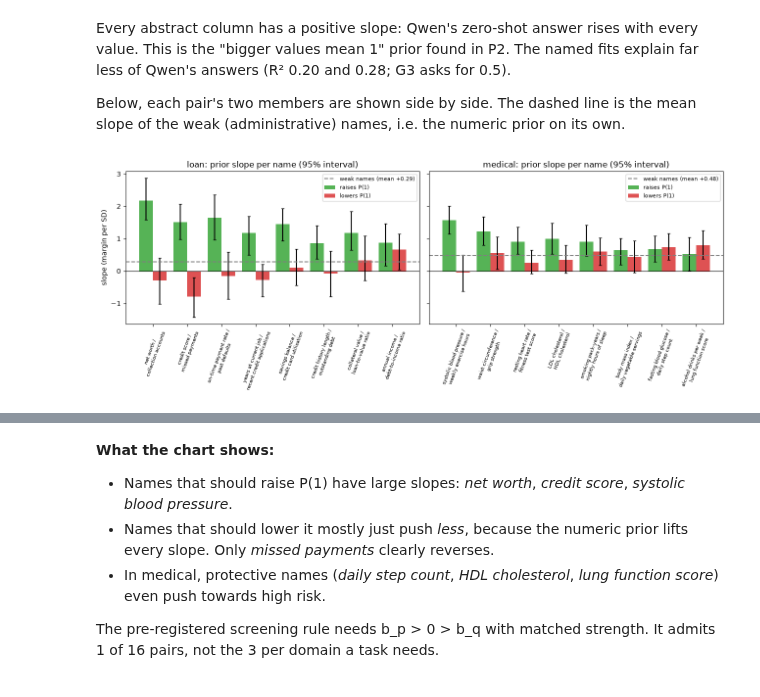
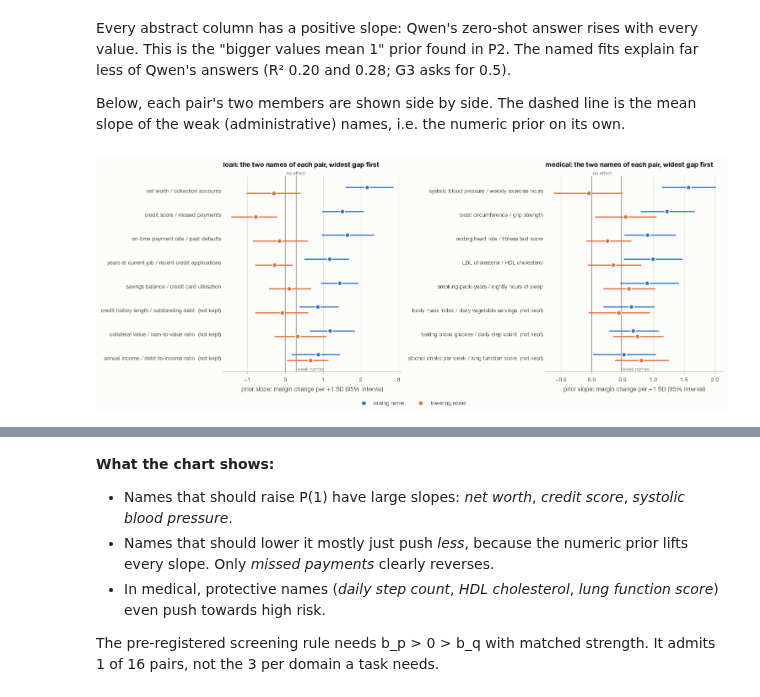
Before and after one commit to Chenuka-Garusinghe/LLM-ICL-OOD-Honours, a Jupyter notebook: sata-project/notebooks/02_pilot_and_priors.ipynb, the cells around one changed output, grey strips where cells are left out. Cells and saved outputs as stored; diff of their text form; code cells hidden in the pictures.

Commit message:
added rewsults without SATA, with graphs

```diff
--- a/sata-project/notebooks/02_pilot_and_priors.ipynb
+++ b/sata-project/notebooks/02_pilot_and_priors.ipynb
@@ -181,0 +202,11 @@ res = results[results.env == "id"].assign(margin=lambda d: d.logprob_1 - d.logpr
+# %%
+share = (res.assign(raw=(res.prediction == "1").astype(float), calibrated=cal)
+           .groupby(["model", "strategy", "label_mode", "k"])[["raw", "calibrated"]].mean().reset_index())
+share["row"] = np.where(share.strategy == "zero_shot", "zero-shot",
+                        share.label_mode + " labels, k = " + share.k.astype(str))
+long = share.melt(id_vars=["model", "row"], value_vars=["raw", "calibrated"], var_name="kind", value_name="share")
+order = ["zero-shot"] + [f"{m} labels, k = {k}" for m in ("gold", "shuffled") for k in (8, 16, 32)]
+fig = plots.facet_dots(long.dropna(), facet="model", y="row", x="share", hue="kind", facet_order=MODELS,
+                       y_order=order, hue_order=["raw", "calibrated"], ref=0.5, ref_label="balanced",
+                       xlabel="share of ID queries predicted 1", title="Both models lean towards '1' before calibration")
+plt.show()
@@ -268,23 +305,28 @@ Below, each pair's two members are shown side by side.
 The dashed line is the mean slope of the weak (administrative) names, i.e. the numeric prior on its own.
 # %%
 cand = load_lexicons("candidates")
-fig, axes = plt.subplots(1, 2, figsize=(13, 5), sharey=True)
+final = load_lexicons("final")
+fig, axes = plt.subplots(1, 2, figsize=(13.5, 5.4), layout="constrained")
 for ax, dom in zip(axes, ["loan", "medical"]):
     f, sc = fits[dom], screen["screening"][dom]
-    pairs = sorted(sc["pairs"], key=lambda p: -(p["slope_pos"] - p["slope_neg"]))
-    x = np.arange(len(pairs))
-    for off, key, colour, lab in ((-0.2, 0, "tab:green", "raises P(1)"), (0.2, 1, "tab:red", "lowers P(1)")):
-        vals = [f["slopes"][p["pair"][key]] for p in pairs]
-        err = np.array([[f["slopes"][p["pair"][key]] - f["slope_ci"][p["pair"][key]][0],
-                         f["slope_ci"][p["pair"][key]][1] - f["slopes"][p["pair"][key]]] for p in pairs]).T
-        ax.bar(x + off, vals, 0.4, yerr=err, color=colour, alpha=0.8, label=lab, capsize=2)
-    weak_mean = np.mean([f["slopes"][w] for w in cand[dom].weak])
-    ax.axhline(weak_mean, ls="--", color="grey", label=f"weak names (mean {weak_mean:+.2f})")
-    ax.axhline(0, color="black", lw=0.8)
-    ax.set_xticks(x, [f"{p['pair'][0]} /\n{p['pair'][1]}" for p in pairs], rotation=70, fontsize=7)
-    ax.set_title(f"{dom}: prior slope per name (95% interval)")
-    ax.legend(fontsize=8)
-axes[0].set_ylabel("slope (margin per SD)")
-plt.tight_layout()
+    rows = []
+    for p in sc["pairs"]:
+        kept = tuple(p["pair"]) in final[dom].pairs
+        name = f"{p['pair'][0]} / {p['pair'][1]}" + ("" if kept else "  (not kept)")
+        for member, which in ((p["pair"][0], "raising name"), (p["pair"][1], "lowering name")):
+            lo, hi = f["slope_ci"][member]
+            rows.append({"pair": name, "member": which, "slope": f["slopes"][member], "lo": lo, "hi": hi,
+                         "contrast": p["slope_pos"] - p["slope_neg"]})
+    d = pd.DataFrame(rows)
+    order = d.drop_duplicates("pair").sort_values("contrast", ascending=False)["pair"].tolist()
+    weak_mean = float(np.mean([f["slopes"][w] for w in cand[dom].weak]))
+    plots.dots(ax, d, y="pair", x="slope", hue="member", y_order=order, hue_order=["raising name", "lowering name"],
+               lo="lo", hi="hi", xlabel="prior slope: margin change per +1 SD (95% interval)")
+    plots.reference(ax, 0, "no effect")
+    plots.reference(ax, weak_mean, "weak names", where="bottom")
+    ax.set_title(f"{dom}: the two names of each pair, widest gap first")
+fig.legend(handles=plots.legend_handles(["raising name", "lowering name"], plots.SERIES[:2]),
+           loc="outside lower center", ncol=2)
+plt.show()
 # %% [output]
-[figure, old version]
+[figure, new version]
```
Also changed, not shown: parts of 13 cells of this notebook, 28 other files.
